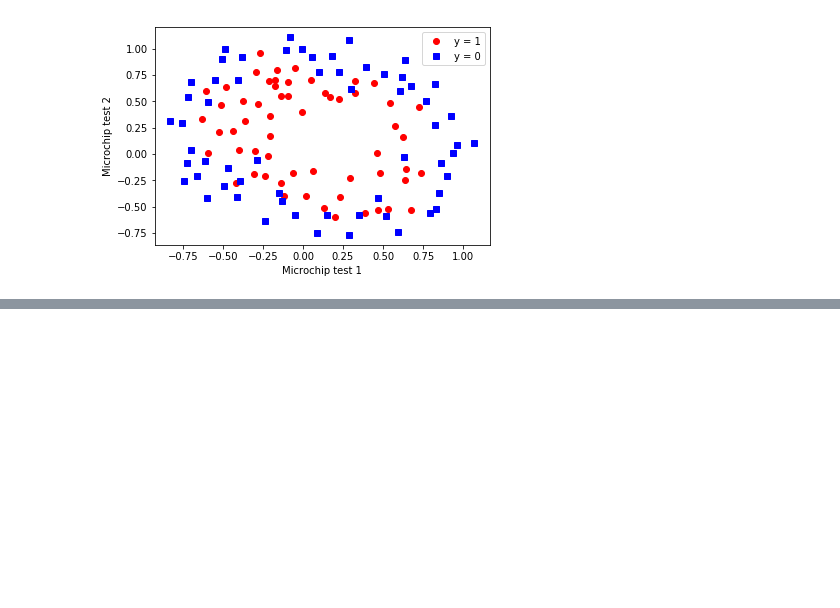
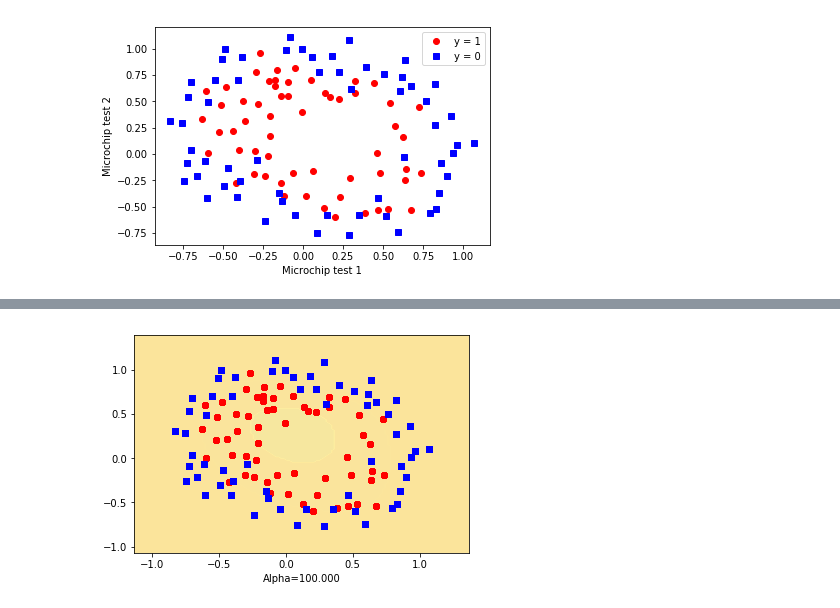
Before and after one commit to Tran-Nam/training-ARS, a Jupyter notebook: ex2/code/ex2-2.ipynb, the cells around one changed output, grey strips where cells are left out. Saved outputs shown, nothing was run; the diff lists cells and outputs as text; code cells hidden in the pictures; blank space fills up the shorter version.

```diff
--- a/ex2/code/ex2-2.ipynb
+++ b/ex2/code/ex2-2.ipynb
@@ -40,0 +84,5 @@ print(ymin, ymax)
+# %%
+# optimize
+
+w_op = GD(w_init, lr, ite, alpha, X_train, Y)
+print('Loss: %.4f'%np.abs(predict(w_op, X_train) - Y).mean())
@@ -120,0 +154,27 @@ plt.show()
+# %%
+alphas = [0, .001, .01, .1, 1, 10, 100]
+for alpha in alphas:
+    w_op = GD(w_init, lr, ite, alpha, X_train, Y)
+    z = predict(w_op, gridFeaMap)
+    prepos = np.where(z >= .5)[0]
+    preneg = np.where(z < .5)[0]
+    z[preneg] = 0
+    z[prepos] = 1
+    z = z.reshape(xx.shape)
+
+    pos = np.where(Y == 1)[0]
+    neg = np.where(Y == 0)[0]
+    plt.plot(X[pos][:, 0], X[pos][:, 1], 'ro')
+    plt.plot(X[neg][:, 0], X[neg][:, 1], 'bs')
+#     plt.legend()
+    plt.xlabel('Alpha=%.3f'%alpha)
+#     plt.ylabel('Microchip test 2')
+#     plt.title('Alpha=%.3f'%alpha)
+
+    # plot decsboundary
+    plt.contourf(xx, yy, z, alpha=.8, cmap=plt.cm.Spectral)
+    plt.savefig(fname='alpha=%.3f.png'%alpha)
+#     plt.show()
+# plt.savefig('Alpha.png')
+# %% [output]
+[figure, added]
```
Also changed, not shown: parts of 18 cells of this notebook, 7 other files.
